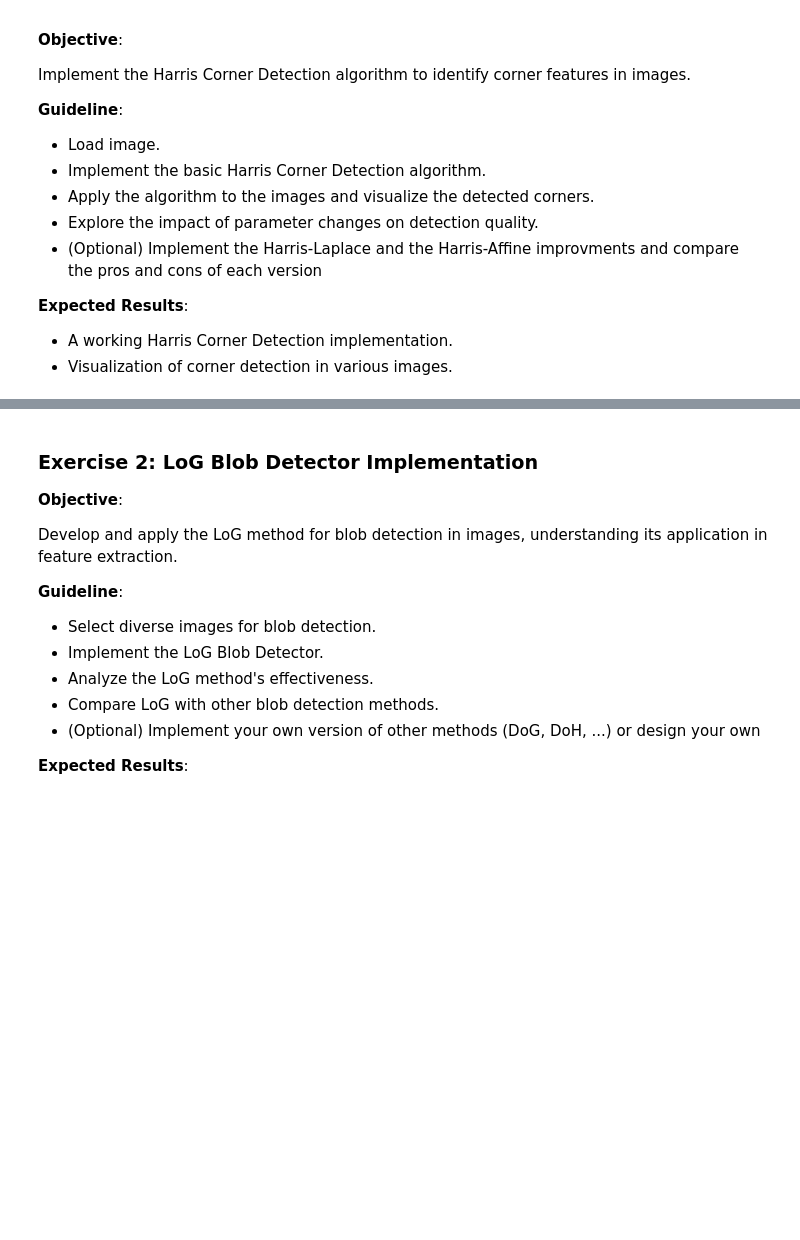
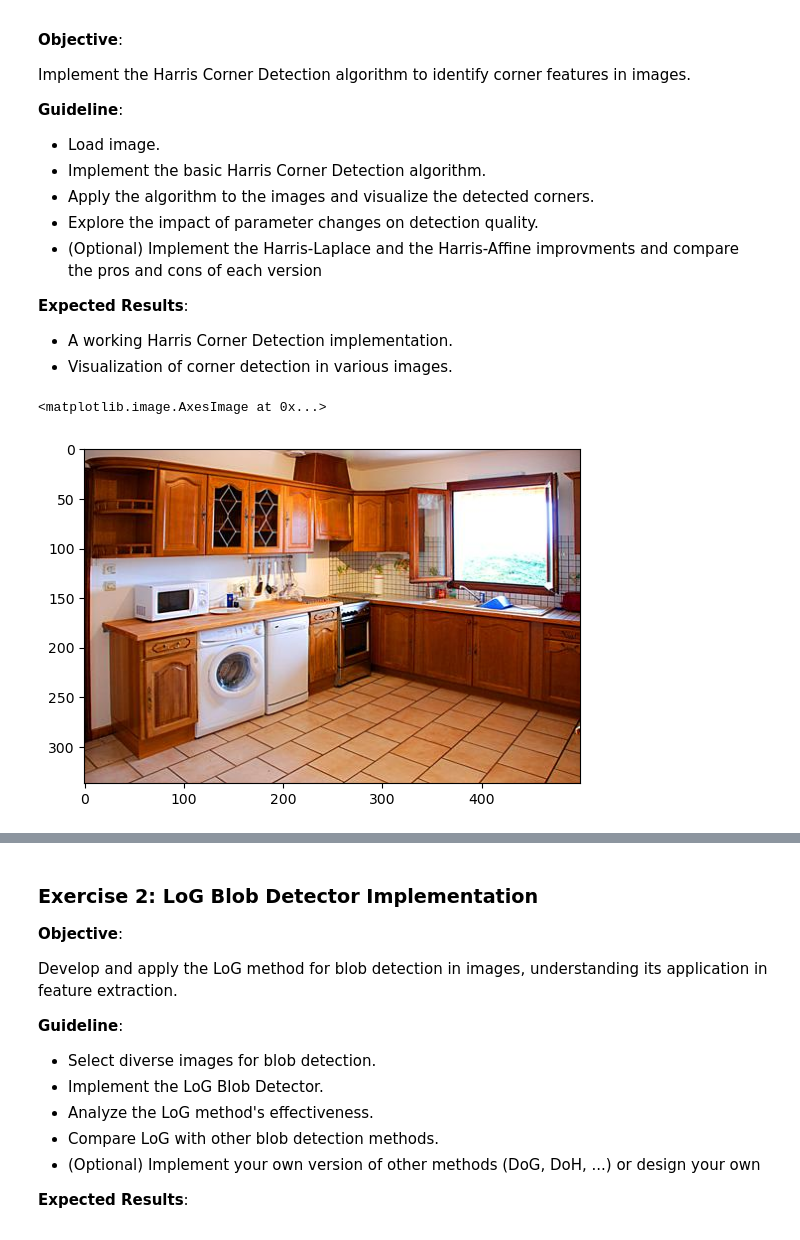
Before and after one commit to Pikurrot/cv-problems-uab, a Jupyter notebook: Lab 4/Practicum_Fondations_CV_Lab4.ipynb, the cells around one changed output, grey strips where cells are left out. Saved outputs shown, nothing was run; the diff lists cells and outputs as text; code cells hidden in the pictures; blank space fills up the shorter version.

```diff
--- a/Lab 4/Practicum_Fondations_CV_Lab4.ipynb
+++ b/Lab 4/Practicum_Fondations_CV_Lab4.ipynb
@@ -68,3 +68,10 @@ Implement the Harris Corner Detection algorithm to identify corner features in i
 **Expected Results**:
 - A working Harris Corner Detection implementation.
 - Visualization of corner detection in various images.
+# %%
+img_rgb = cv2.imread("dataset/train/kitchen/sun_agfmsmojwptjoava.jpg")
+img_rgb = cv2.cvtColor(img_rgb, cv2.COLOR_BGR2RGB)
+plt.imshow(img_rgb)
+# %% [output]
+<matplotlib.image.AxesImage at 0x...>
+[figure, added]
```
Also changed, not shown: parts of 2 cells of this notebook.
